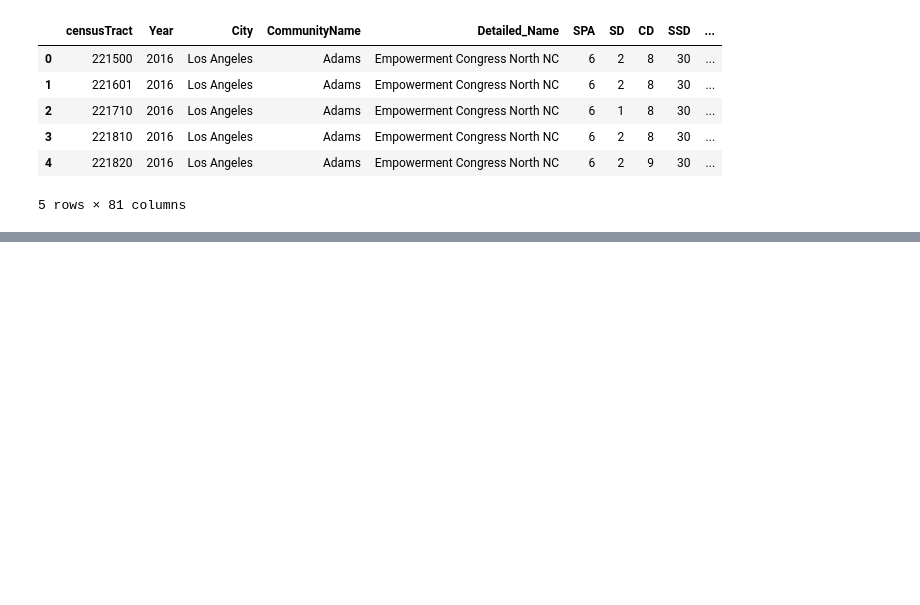
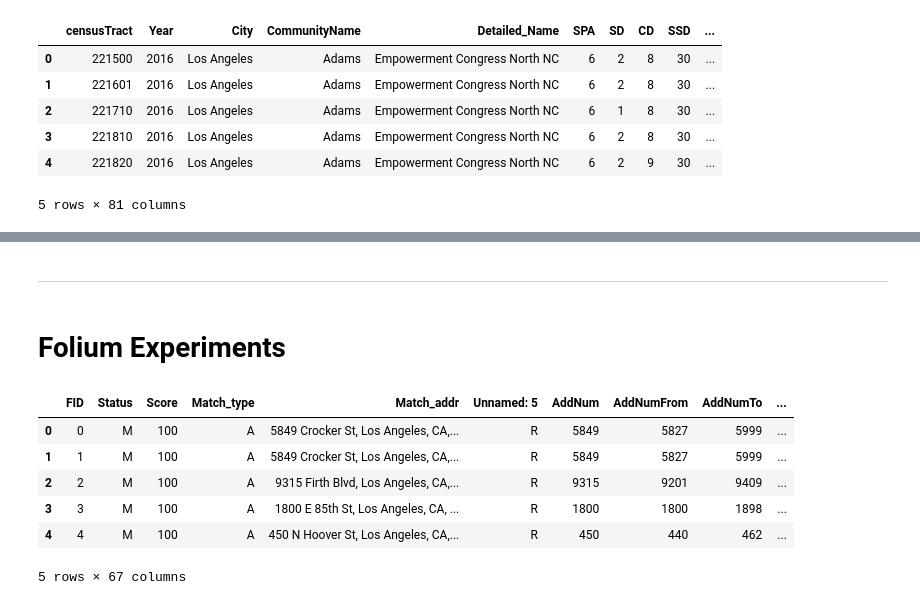
Before and after one commit to isaacmoore/la-homeless-data, a Jupyter notebook: homeless_eda.ipynb, the cells around one changed output, grey strips where cells are left out. Saved outputs shown, nothing was run; the diff lists cells and outputs as text; code cells hidden in the pictures; blank space fills up the shorter version.

Commit message:
Folium Mapping

```diff
--- a/homeless_eda.ipynb
+++ b/homeless_eda.ipynb
@@ -385,0 +590,4 @@ data.to_csv('merged_data.csv', encoding='utf-8')
+# %% [markdown]
+---
+# %% [markdown]
+# Folium Experiments
@@ -385,0 +596,12 @@ data.to_csv('merged_data.csv', encoding='utf-8')
+# %%
+# Importing Shelters
+shelters = pd.read_excel('/Users/isaacmoore/Google Drive/data_science/general_assembly/Projects/Capstone/la-homeless-data/data/2015HIC_LACoC.xlsx', sheetname='Export')
+shelters.head()
+# %% [output]
+|  | FID | Status | Score | Match_type | Match_addr | Unnamed: 5 | AddNum | AddNumFrom | AddNumTo | ... |
+| 0 | 0 | M | 100 | A | 5849 Crocker St, Los Angeles, CA,... | R | 5849 | 5827 | 5999 | ... |
+| 1 | 1 | M | 100 | A | 5849 Crocker St, Los Angeles, CA,... | R | 5849 | 5827 | 5999 | ... |
+| 2 | 2 | M | 100 | A | 9315 Firth Blvd, Los Angeles, CA,... | R | 9315 | 9201 | 9409 | ... |
+| 3 | 3 | M | 100 | A | 1800 E 85th St, Los Angeles, CA, ... | R | 1800 | 1800 | 1898 | ... |
+| 4 | 4 | M | 100 | A | 450 N Hoover St, Los Angeles, CA,... | R | 450 | 440 | 462 | ... |
+5 rows × 67 columns
```
Also changed, not shown: parts of 69 cells of this notebook, 13 other files.
